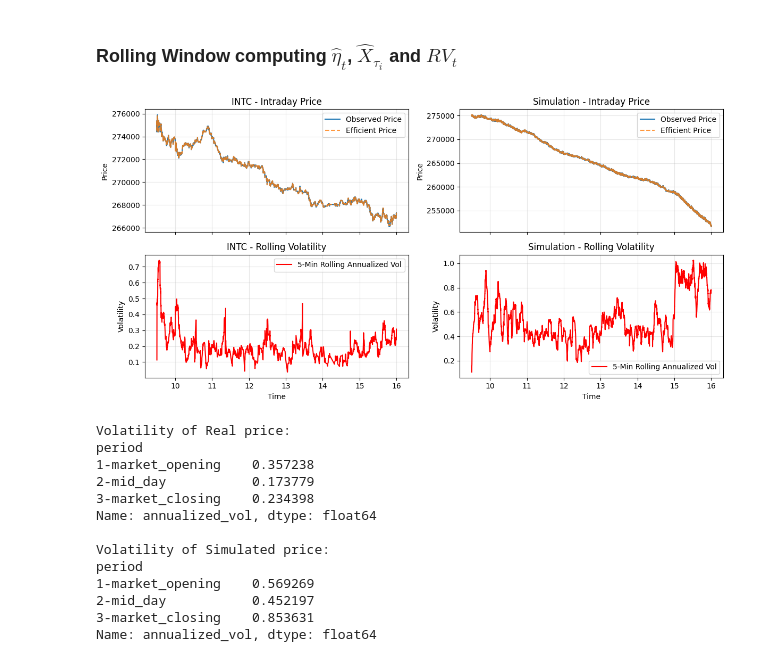
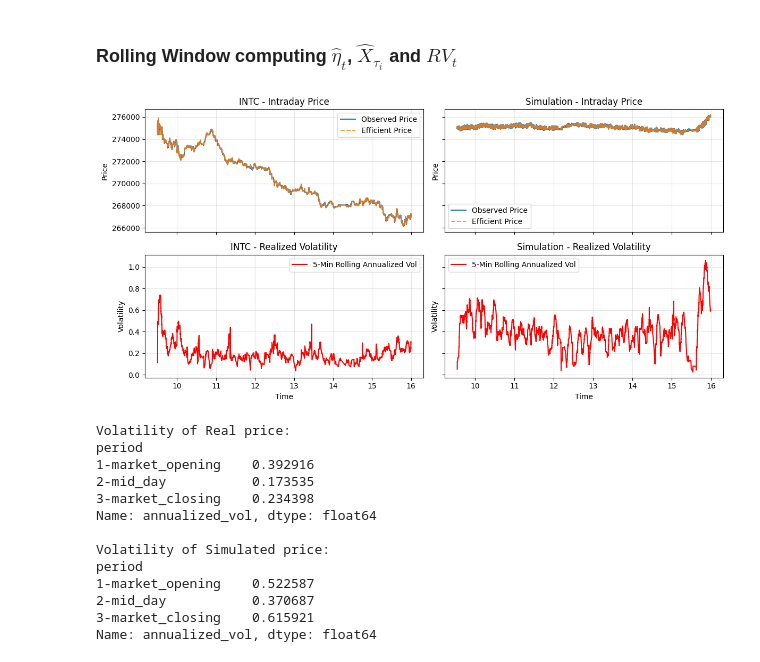
Before and after one commit to archer-paul/DeepQR-Microstructure, a Jupyter notebook: roughVolatility.ipynb, the cells around one changed output. Drawn from its saved outputs; the diff is of its cells as text; code cells hidden in the pictures.

```diff
--- a/roughVolatility.ipynb
+++ b/roughVolatility.ipynb
@@ -43,7 +43,7 @@ df_2.head()
 | 4 | 34200.039884 | 0.000000 | M | 309700 | 1 | 1 | 309750.0 | 309800.0 | 0 | 309700.0 | ... | ... |
 5 rows × 27 columns
 # %%
-df_sim = pd.read_parquet("mdqr_simulation_full(1).parquet")
+df_sim = pd.read_parquet("mdqr_sim_alpha=0.1_max_adj=0.1_temp=0.8.parquet")
 df_sim = df_sim.rename(columns={"event_price": "price"})
 df_sim["price"] *=50
 df_sim["price"] += 275000
@@ -119,7 +119,7 @@ pc_rolling = rolling_microstructure_volatility(pc, window_seconds=5*60, tick_siz
 # %%
 pc_rolling_sim = rolling_microstructure_volatility(pc_sim, window_seconds=5*60, tick_size=tick_size_sim, min_price_changes=0)
 # %%
-fig, axs = plt.subplots(2, 2, figsize=(12, 6), sharex='col')
+fig, axs = plt.subplots(2, 2, figsize=(12, 6), sharex='col', sharey="row")
 
 # =======================
 # Colonne gauche : INTC
@@ -140,37 +140,37 @@ axs[1, 0].plot(pc_rolling['time'] / 3600, pc_rolling['annualized_vol'],
                label='5-Min Rolling Annualized Vol', color="red")
 axs[1, 0].set_xlabel('Time')
 axs[1, 0].set_ylabel('Volatility')
-axs[1, 0].set_title('INTC - Rolling Volatility')
+axs[1, 0].set_title('INTC - Realized Volatility')
 axs[1, 0].legend(loc='best')
 axs[1, 0].grid(True, alpha=0.3)
 
 # =======================
 # Colonne droite : simulation
 # =======================
 
 # Haut droite : prix observé vs prix efficient
 axs[0, 1].step(pc_rolling_sim['time'] / 3600, pc_rolling_sim['price'],
                label='Observed Price', alpha=1.0)
 axs[0, 1].step(pc_rolling_sim['time'] / 3600, pc_rolling_sim['X_hat_rolling'],
                label='Efficient Price', alpha=0.8, linestyle='--')
 axs[0, 1].set_ylabel('Price')
 axs[0, 1].set_title('Simulation - Intraday Price')
 axs[0, 1].legend(loc='best')
 axs[0, 1].grid(True, alpha=0.3)
 
 # Bas droite : vol rolling
 axs[1, 1].plot(pc_rolling_sim['time'] / 3600, pc_rolling_sim['annualized_vol'],
                label='5-Min Rolling Annualized Vol', color="red")
 axs[1, 1].set_xlabel('Time')
 axs[1, 1].set_ylabel('Volatility')
-axs[1, 1].set_title('Simulation - Rolling Volatility')
+axs[1, 1].set_title('Simulation - Realized Volatility')
 axs[1, 1].legend(loc='best')
 axs[1, 1].grid(True, alpha=0.3)
 
 plt.tight_layout()
 plt.show()
 # %% [output]
-[figure, old version]
+[figure, new version]
 # %%
 df_vol = pc_rolling[["time", "annualized_vol"]].copy()
 df_vol_sim = pc_rolling_sim[["time", "annualized_vol"]].copy()
@@ -178,7 +178,7 @@ df_vol_sim = pc_rolling_sim[["time", "annualized_vol"]].copy()
 def get_period(t):
     total_seconds = t
 
-    if total_seconds < 11.0 * 3600:
+    if total_seconds < 10.5 * 3600:
         return "1-market_opening"
     elif total_seconds < 15.0 * 3600:
         return "2-mid_day"
@@ -198,16 +198,16 @@ print(vol_by_period_sim)
 # %% [output]
 Volatility of Real price:
 period
-1-market_opening    0.357238
-2-mid_day           0.173779
+1-market_opening    0.392916
+2-mid_day           0.173535
 3-market_closing    0.234398
 Name: annualized_vol, dtype: float64
 
 Volatility of Simulated price:
 period
-1-market_opening    0.569269
-2-mid_day           0.452197
-3-market_closing    0.853631
+1-market_opening    0.522587
+2-mid_day           0.370687
+3-market_closing    0.615921
 Name: annualized_vol, dtype: float64
 # %%
 from functions_part2 import plot_scaling_and_xi
```
Also changed, not shown: parts of 4 cells of this notebook, 7 other files.
